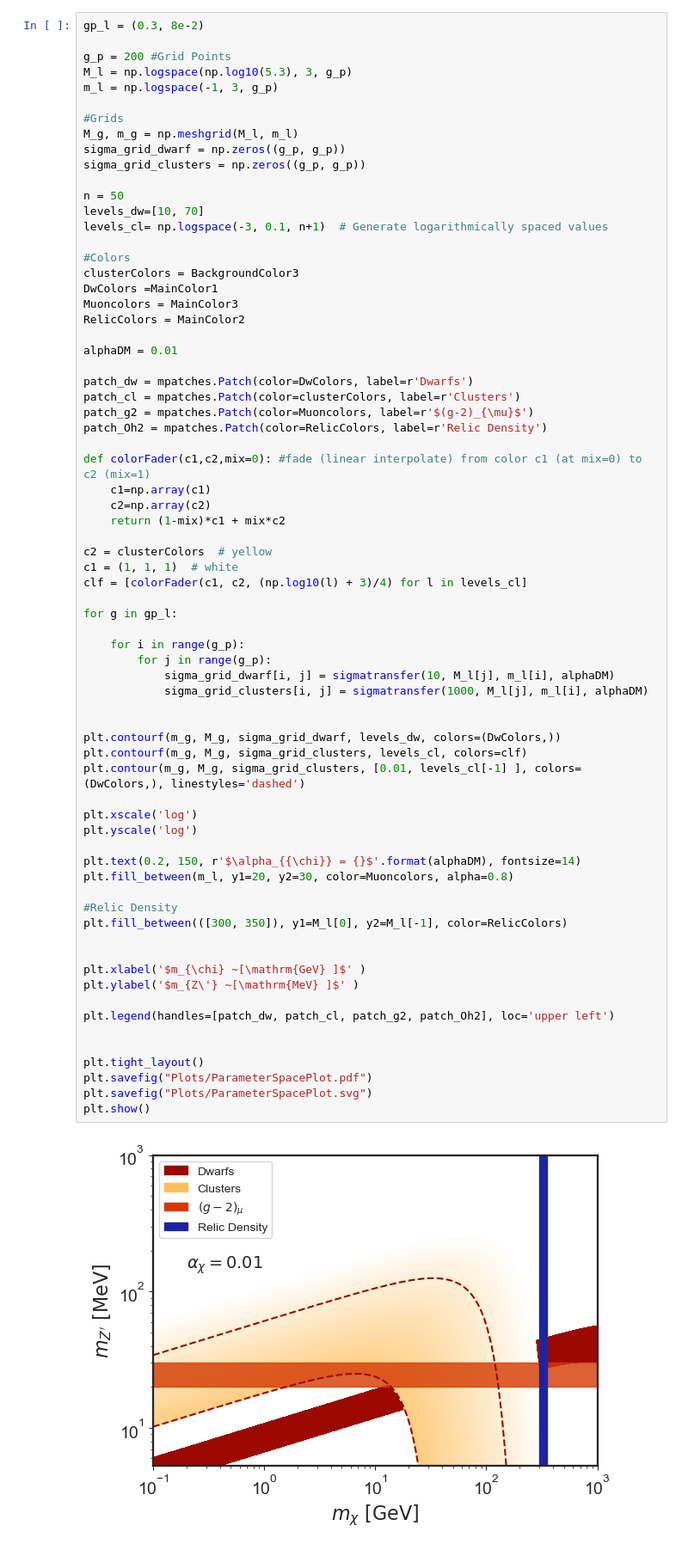
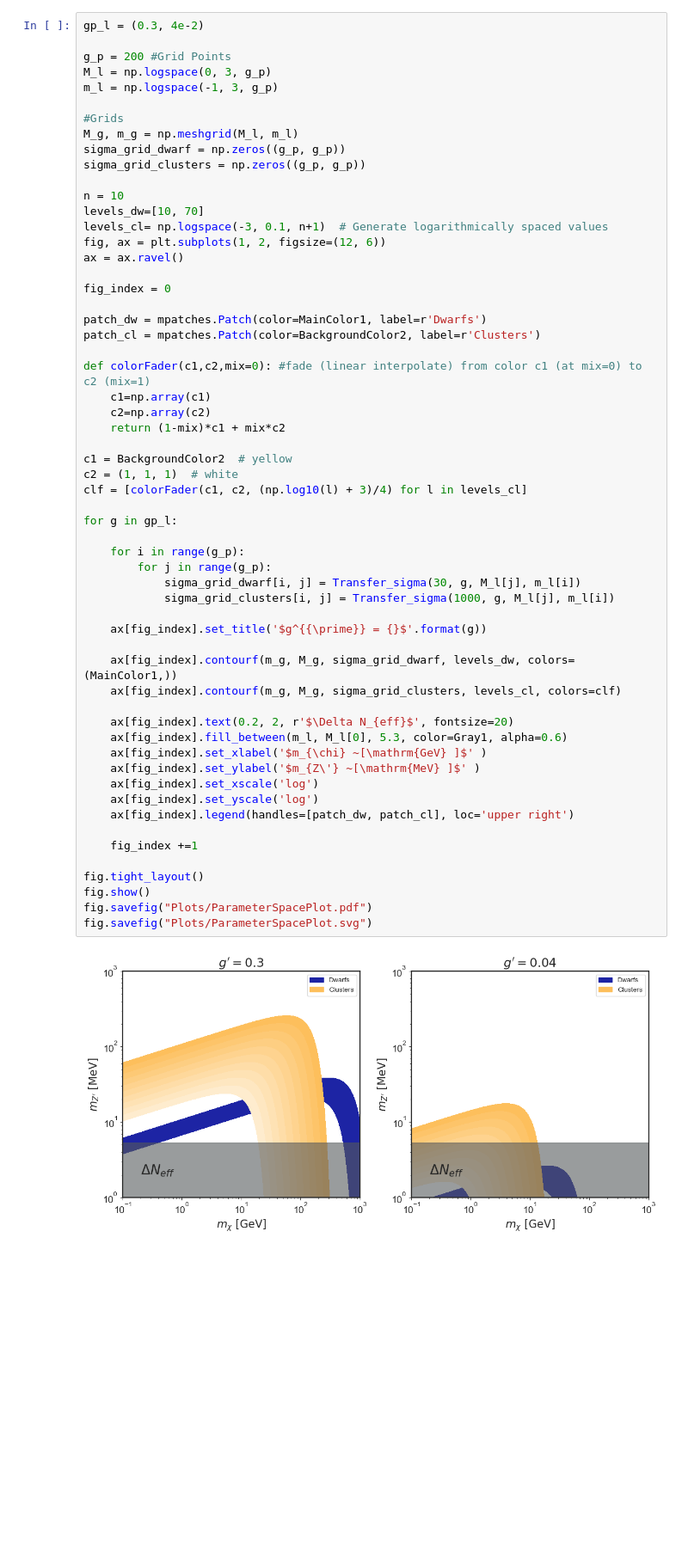
Before and after one commit to nigomezcr/Leptophilic-Atlas-Repo, a Jupyter notebook: ParameterSpace.ipynb, the cells around one changed output. Shown at 86% size. Saved outputs shown, nothing was run; the diff lists cells and outputs as text; blank space fills up the shorter version.

Commit message:
Last changes for figures

```diff
--- a/ParameterSpace.ipynb
+++ b/ParameterSpace.ipynb
@@ -18,72 +14,60 @@ def sigmatransfer(V, mphi, mchi, alphax):
 # %%
-gp_l = (0.3, 8e-2)
+gp_l = (0.3, 4e-2)
 
 g_p = 200 #Grid Points
-M_l = np.logspace(np.log10(5.3), 3, g_p)
+M_l = np.logspace(0, 3, g_p)
 m_l = np.logspace(-1, 3, g_p)
 
 #Grids
 M_g, m_g = np.meshgrid(M_l, m_l)
 sigma_grid_dwarf = np.zeros((g_p, g_p))
 sigma_grid_clusters = np.zeros((g_p, g_p))
 
-n = 50
+n = 10
 levels_dw=[10, 70]
 levels_cl= np.logspace(-3, 0.1, n+1)  # Generate logarithmically spaced values
+fig, ax = plt.subplots(1, 2, figsize=(12, 6))
+ax = ax.ravel()
 
-#Colors
-clusterColors = BackgroundColor3
-DwColors =MainColor1
-Muoncolors = MainColor3
-RelicColors = MainColor2
+fig_index = 0
 
-alphaDM = 0.01
-
-patch_dw = mpatches.Patch(color=DwColors, label=r'Dwarfs')
-patch_cl = mpatches.Patch(color=clusterColors, label=r'Clusters')
-patch_g2 = mpatches.Patch(color=Muoncolors, label=r'$(g-2)_{\mu}$')
-patch_Oh2 = mpatches.Patch(color=RelicColors, label=r'Relic Density')
+patch_dw = mpatches.Patch(color=MainColor1, label=r'Dwarfs')
+patch_cl = mpatches.Patch(color=BackgroundColor2, label=r'Clusters')
 
 def colorFader(c1,c2,mix=0): #fade (linear interpolate) from color c1 (at mix=0) to c2 (mix=1)
     c1=np.array(c1)
     c2=np.array(c2)
     return (1-mix)*c1 + mix*c2
 
-c2 = clusterColors  # yellow
-c1 = (1, 1, 1)  # white
+c1 = BackgroundColor2  # yellow
+c2 = (1, 1, 1)  # white
 clf = [colorFader(c1, c2, (np.log10(l) + 3)/4) for l in levels_cl]
 
 for g in gp_l:
 
     for i in range(g_p):
         for j in range(g_p):
-            sigma_grid_dwarf[i, j] = sigmatransfer(10, M_l[j], m_l[i], alphaDM)
-            sigma_grid_clusters[i, j] = sigmatransfer(1000, M_l[j], m_l[i], alphaDM)
+            sigma_grid_dwarf[i, j] = Transfer_sigma(30, g, M_l[j], m_l[i])
+            sigma_grid_clusters[i, j] = Transfer_sigma(1000, g, M_l[j], m_l[i])
 
+    ax[fig_index].set_title('$g^{{\prime}} = {}$'.format(g))
 
-plt.contourf(m_g, M_g, sigma_grid_dwarf, levels_dw, colors=(DwColors,))
-plt.contourf(m_g, M_g, sigma_grid_clusters, levels_cl, colors=clf)
-plt.contour(m_g, M_g, sigma_grid_clusters, [0.01, levels_cl[-1] ], colors=(DwColors,), linestyles='dashed')
+    ax[fig_index].contourf(m_g, M_g, sigma_grid_dwarf, levels_dw, colors=(MainColor1,))
+    ax[fig_index].contourf(m_g, M_g, sigma_grid_clusters, levels_cl, colors=clf)
 
-plt.xscale('log')
-plt.yscale('log')
+    ax[fig_index].text(0.2, 2, r'$\Delta N_{eff}$', fontsize=20)
+    ax[fig_index].fill_between(m_l, M_l[0], 5.3, color=Gray1, alpha=0.6)
+    ax[fig_index].set_xlabel('$m_{\chi} ~[\mathrm{GeV} ]$' )
+    ax[fig_index].set_ylabel('$m_{Z\'} ~[\mathrm{MeV} ]$' )
+    ax[fig_index].set_xscale('log')
+    ax[fig_index].set_yscale('log')
+    ax[fig_index].legend(handles=[patch_dw, patch_cl], loc='upper right')
 
-plt.text(0.2, 150, r'$\alpha_{{\chi}} = {}$'.format(alphaDM), fontsize=14)
-plt.fill_between(m_l, y1=20, y2=30, color=Muoncolors, alpha=0.8)
+    fig_index +=1
 
-#Relic Density
-plt.fill_between(([300, 350]), y1=M_l[0], y2=M_l[-1], color=RelicColors)
-
-
-plt.xlabel('$m_{\chi} ~[\mathrm{GeV} ]$' )
-plt.ylabel('$m_{Z\'} ~[\mathrm{MeV} ]$' )
-
-plt.legend(handles=[patch_dw, patch_cl, patch_g2, patch_Oh2], loc='upper left')
-
-
-plt.tight_layout()
-plt.savefig("Plots/ParameterSpacePlot.pdf")
-plt.savefig("Plots/ParameterSpacePlot.svg")
-plt.show()
+fig.tight_layout()
+fig.show()
+fig.savefig("Plots/ParameterSpacePlot.pdf")
+fig.savefig("Plots/ParameterSpacePlot.svg")
 # %% [output]
-[figure, old version]
+[figure, new version]
```
Also changed, not shown: parts of 14 cells of this notebook, 3 other files.
